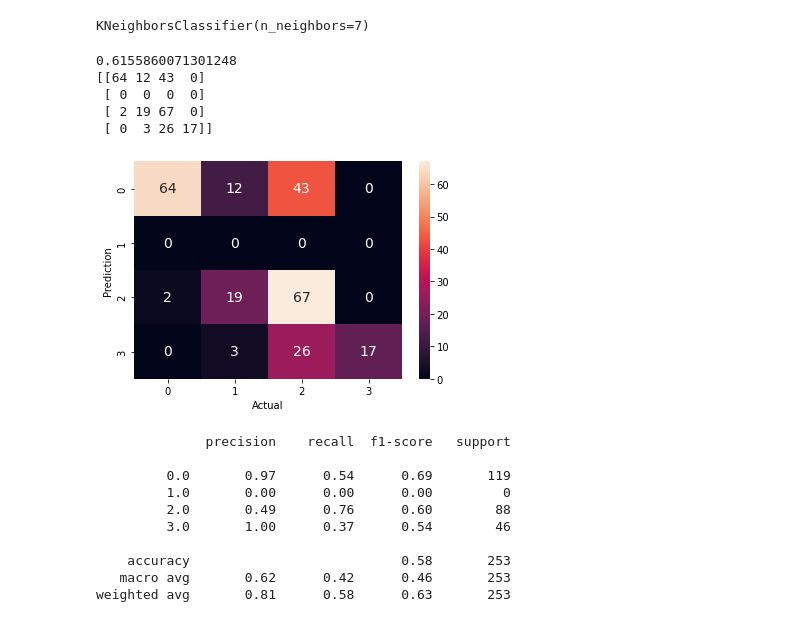
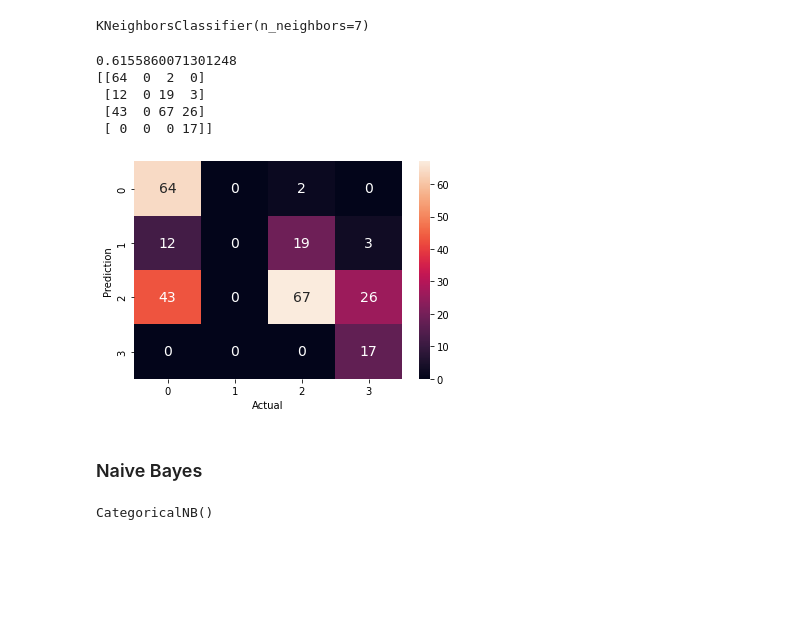
Before and after one commit to elifKurtay/ML_Sleep_Stages_Project, a Jupyter notebook: scripts/MLModels.ipynb, the cells around one changed output. Saved outputs shown, nothing was run; the diff lists cells and outputs as text; code cells hidden in the pictures; blank space fills up the shorter version.

Commit message:
naive bayes

```diff
--- a/scripts/MLModels.ipynb
+++ b/scripts/MLModels.ipynb
@@ -46,36 +47,36 @@ sleep_stages.plot()
 # %% [output]
 <AxesSubplot:xlabel='timestamp_local'>
 [figure]
+# %%
+x_tr, y_tr = features[:divide_ind], labels[:divide_ind]
+x_te, y_te = features[divide_ind:], labels[divide_ind:]
 # %% [markdown]
 ### KNN Classifier
 # %%
 knn_classifier = KNeighborsClassifier(n_neighbors=7)
-knn_classifier.fit(features[:divide_ind], labels[:divide_ind])
+knn_classifier.fit(x_tr, y_tr)
 # %% [output]
 KNeighborsClassifier(n_neighbors=7)
 # %%
-preds = knn_classifier.predict(features[divide_ind:])
+preds = knn_classifier.predict(x_te)
 # %%
 # Accuracy score
-print(balanced_accuracy_score( labels[divide_ind:], preds))
+print(balanced_accuracy_score( y_te, preds))
 
 # Confusion Matrix and Classification Report
-plot_conf_matrix(preds, labels[divide_ind:])
-print(classification_report(preds, labels[divide_ind:]))
+plot_conf_matrix(preds, y_te)
+# print(classification_report( y_te, preds))
 # %% [output]
 0.6155860071301248
-[[64 12 43  0]
- [ 0  0  0  0]
- [ 2 19 67  0]
- [ 0  3 26 17]]
+[[64  0  2  0]
+ [12  0 19  3]
+ [43  0 67 26]
+ [ 0  0  0 17]]
-[figure, old version]
+[figure, new version]
-              precision    recall  f1-score   support
-
-         0.0       0.97      0.54      0.69       119
-         1.0       0.00      0.00      0.00         0
-         2.0       0.49      0.76      0.60        88
-         3.0       1.00      0.37      0.54        46
-
-    accuracy                           0.58       253
-   macro avg       0.62      0.42      0.46       253
-weighted avg       0.81      0.58      0.63       253
+# %% [markdown]
+### Naive Bayes
+# %%
+cnb_classifier = CategoricalNB()
+cnb_classifier.fit(x_tr, y_tr)
+# %% [output]
+CategoricalNB()
```
Also changed, not shown: parts of 3 cells of this notebook, 2 other files.
